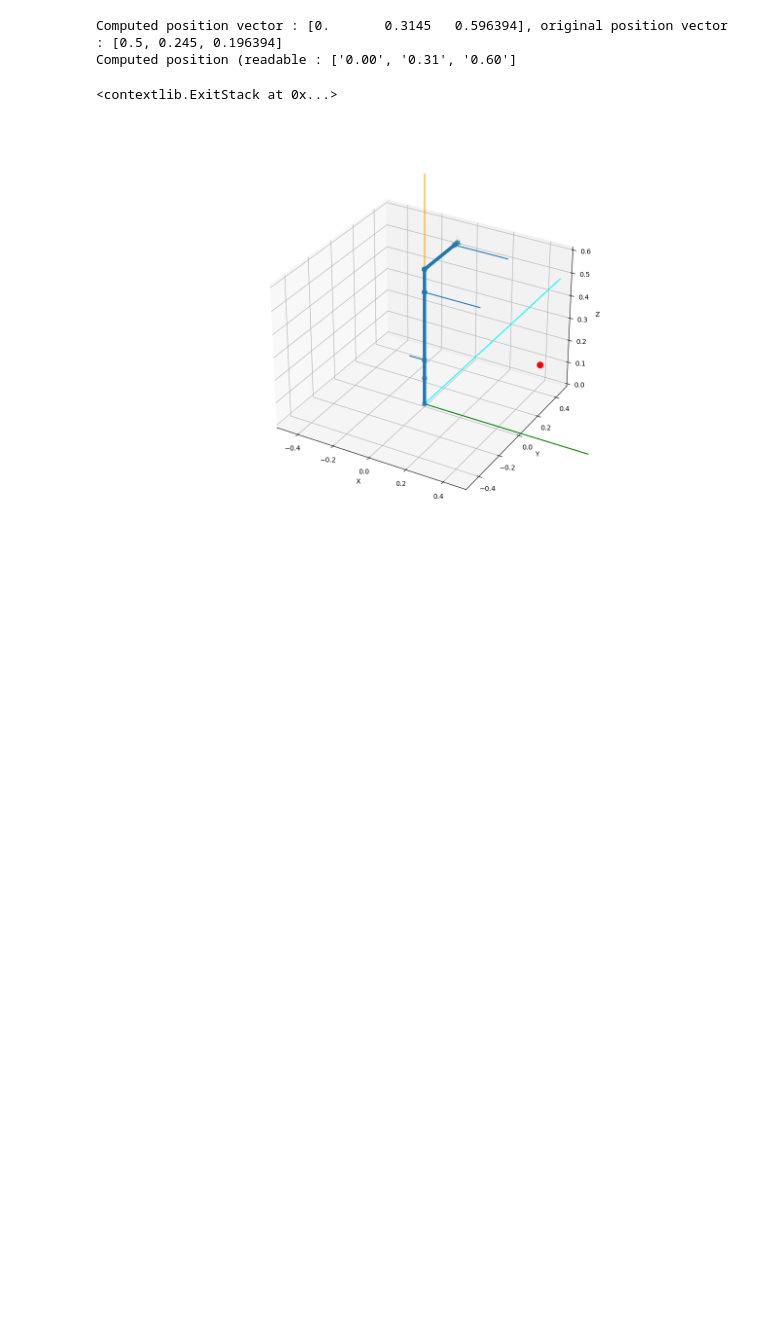
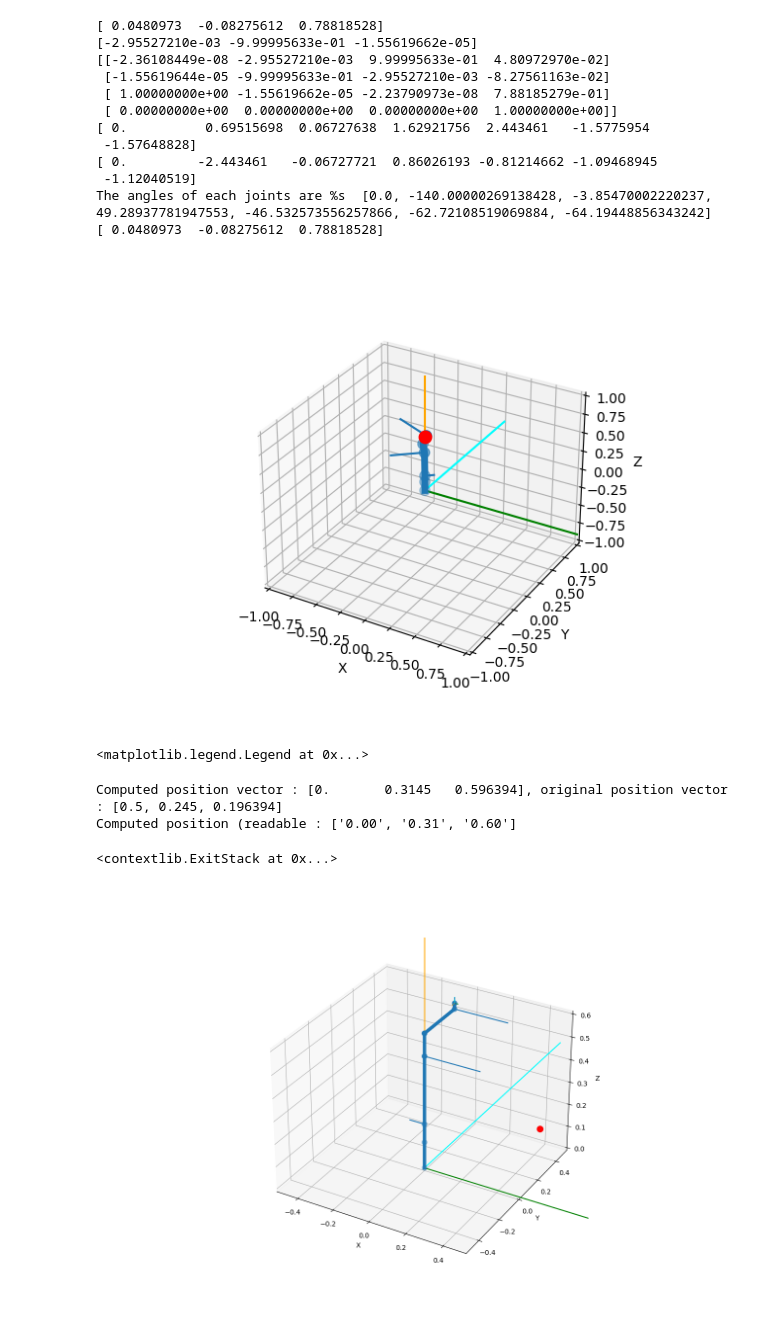
Before and after one commit to mavencheong/robot_arm_ws, a Jupyter notebook: src/robot_arm_moveit/config/Untitled1.ipynb, the cells around one changed output. Cells and saved outputs as stored; diff of their text form; code cells hidden in the pictures; blank space fills up the shorter version.

```diff
--- a/src/robot_arm_moveit/config/Untitled1.ipynb
+++ b/src/robot_arm_moveit/config/Untitled1.ipynb
@@ -21,3 +99,42 @@ The angles of each joints are %s  [0.0, 0.0, 0.0, 0.0, 0.0, 0.0, 0.0]
+# %%
+fk=my_chain.forward_kinematics(ik)
+print (fk[:3, 3])
+print(fk[:3,1])
+print(fk)
+print(ik)
+
+target_position=fk[:3, 3]
+ik=my_chain.inverse_kinematics(target_position=target_position, target_orientation=fk[:3,:3], orientation_mode="all")
+
+print(ik)
+print("The angles of each joints are %s ", list(map(lambda r:math.degrees(r), ik.tolist())))
+
+print(target_position)
+
+fig, ax = plot_utils.init_3d_figure()
+my_chain.plot(ik, ax, target=target_position, show=True)
+fig.set_figheight(9)
+fig.set_figwidth(13)
+plt.xlim(-0.5, 0.5)
+plt.ylim(-0.5, 0.5)
+ax.set_zlim(0.0, 0.6)
+plt.ion()
+ax.legend()
+# %% [output]
+[ 0.0480973  -0.08275612  0.78818528]
+[-2.95527210e-03 -9.99995633e-01 -1.55619662e-05]
+[[-2.36108449e-08 -2.95527210e-03  9.99995633e-01  4.80972970e-02]
+ [-1.55619644e-05 -9.99995633e-01 -2.95527210e-03 -8.27561163e-02]
+ [ 1.00000000e+00 -1.55619662e-05 -2.23790973e-08  7.88185279e-01]
+ [ 0.00000000e+00  0.00000000e+00  0.00000000e+00  1.00000000e+00]]
+[ 0.          0.69515698  0.06727638  1.62921756  2.443461   -1.5775954
+ -1.57648828]
+[ 0.         -2.443461   -0.06727721  0.86026193 -0.81214662 -1.09468945
+ -1.12040519]
+The angles of each joints are %s  [0.0, -140.00000269138428, -3.85470002220237, 49.28937781947553, -46.532573556257866, -62.72108519069884, -64.19448856343242]
+[ 0.0480973  -0.08275612  0.78818528]
+[figure, added]
+<matplotlib.legend.Legend at 0x...>
 # %%
 computed_position= my_chain.forward_kinematics(ik)
 print("Computed position vector : %s, original position vector : %s" % (computed_position[:3, 3], target_position))
```
Also changed, not shown: parts of 16 cells of this notebook, 29 other files.
